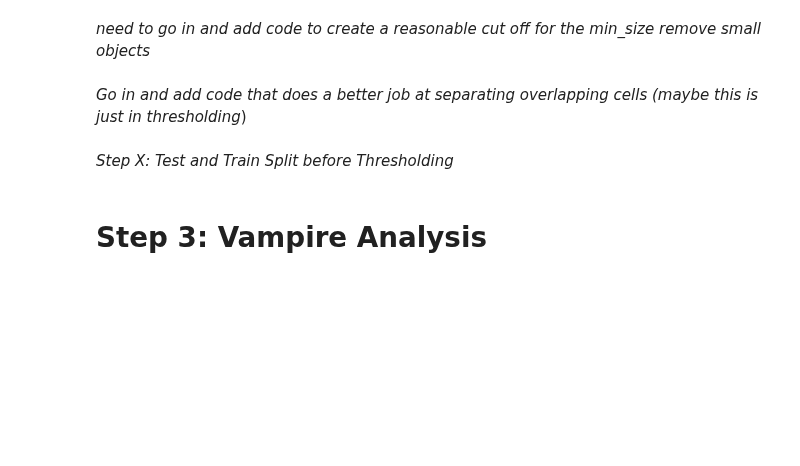
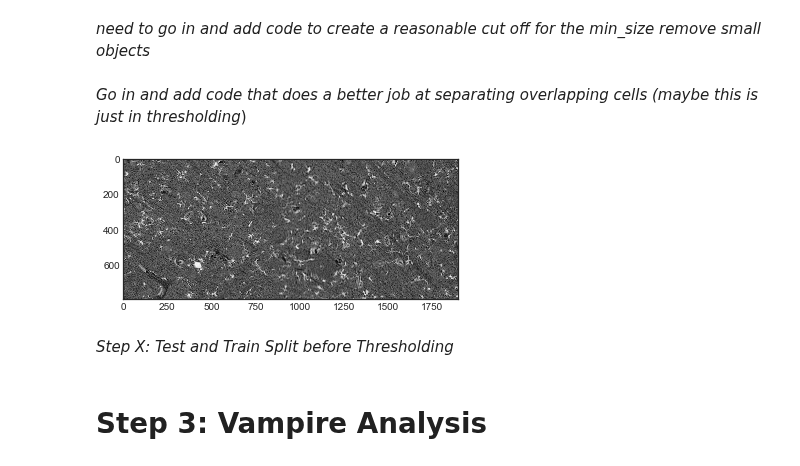
Before and after one commit to Nance-Lab/fiberf, a Jupyter notebook: examples/Psudocode_full_dev.ipynb, the cells around one changed output. Drawn from its saved outputs; the diff is of its cells as text; code cells hidden in the pictures; blank space fills up the shorter version.

```diff
--- a/examples/Psudocode_full_dev.ipynb
+++ b/examples/Psudocode_full_dev.ipynb
@@ -70,7 +70,7 @@ from skimage import color
 
 %matplotlib inline
 import matplotlib.pyplot as plt
-plt.style.use('seaborn-white')
+#plt.style.use('seaborn-white')
 
 from sklearn.model_selection import train_test_split
 
@@ -192,7 +195,7 @@ for paths in threshold_paths:
         #Going through each of the images to get their binarized images and measurement info
         name = str(paths + '/' + images)
         im = io.imread(name)
-        im = im[:,:,2]
+        im = im[:,:,0]
         threshold = filters.threshold_otsu(im)
         binary = morphology.closing(im < threshold, morphology.square(5))
         label_image = measure.label(binary, return_num=False, connectivity=2)
@@ -202,7 +205,7 @@ for paths in threshold_paths:
         # Saving the thresheld images to their own folder with modified names
         im_to_save = Image.fromarray(np.uint8(binary2), mode='L')
         new_name = str(paths + '/' + 'threshold_applied_images' + '/' + images)
-        new_name = new_name.replace('.jpg','_threshold.jpg')
+        new_name = new_name.replace('.jpg','_threshold_ch1.jpg')
         im_to_save.save(new_name)
 
 
@@ -226,3 +229,9 @@ for paths in threshold_paths:
 
     path = str(paths + '/' + 'threshold_applied_images/')
     overall_region_meas.to_csv(path + 'c1_registry.csv', index=False)
+# %%
+im = io.imread(name)
+plt.imshow(im[:,:,0], cmap ='Greys')
+plt.show()
+# %% [output]
+[figure, added]
```
Also changed, not shown: parts of 7 cells of this notebook.
